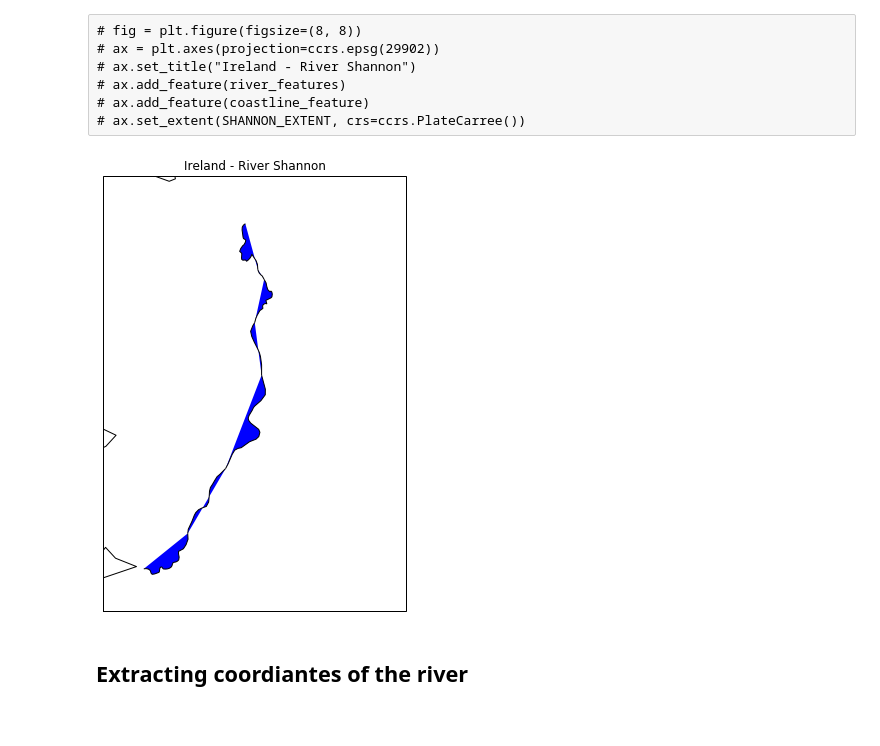
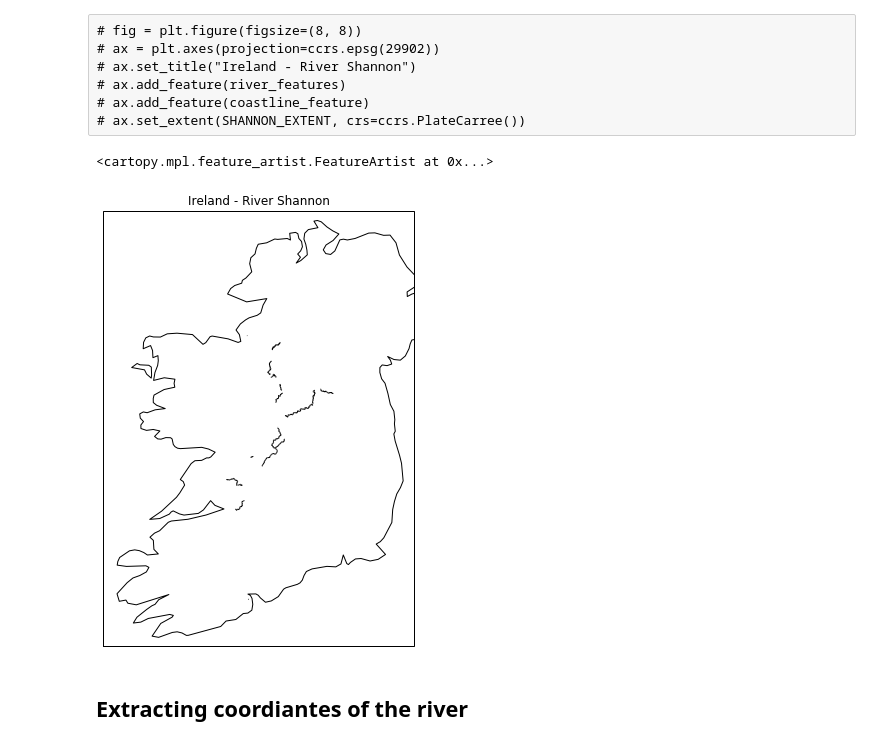
Before and after one commit to r-bt/Shannon_River_Pollution, a Jupyter notebook: Shannon Pollution.ipynb, the cells around one changed output. Saved outputs shown, nothing was run; the diff lists cells and outputs as text; code cells hidden in the pictures.

```diff
--- a/Shannon Pollution.ipynb
+++ b/Shannon Pollution.ipynb
@@ -16,25 +18,47 @@ SHANNON_EXTENT = [-9, -7, 52.5, 54.25]
 # %%
 rivers_file = shapereader.natural_earth(
     resolution = '10m',
     category = 'physical',
     name = 'rivers_lake_centerlines_scale_rank'
 )
 
+lakes_file = shapereader.natural_earth(
+    resolution = "10m",
+    category = 'physical',
+    name="lakes"
+)
+
+custom_shp = shapereader.Reader("/home/rbeattie/Downloads/Shapefiles/WATER_RivNetRoutes.shp")
+
 rivers_shp = shapereader.Reader(rivers_file)
+lakes_shp = shapereader.Reader(lakes_file)
 
 fig = plt.figure(figsize=(8, 8))
 ax = plt.axes(projection=ccrs.epsg(29902))
+
 ax.set_title("Ireland - River Shannon")
 
-for rec in rivers_shp.records():
-    if rec.attributes['name'] == 'Shannon':
-        ax.add_geometries([rec.geometry], ccrs.PlateCarree(), edgecolor='black', facecolor='blue')
-    pass
+# for rec in rivers_shp.records():
+#     if rec.attributes['name'] == 'Shannon':
+#         ax.add_geometries([rec.geometry], ccrs.PlateCarree(), edgecolor='blue', facecolor='none')
+#     pass
+
+# for rec in lakes_shp.records():
+#     if rec.attributes['name'] in SHANNON_LAKES:
+#         ax.add_geometries([rec.geometry], ccrs.PlateCarree(), edgecolor='black', facecolor='blue')
+
+for rec in custom_shp.records():
+    if "Shannon" in rec.attributes['EPA_NAME']:
+        ax.add_geometries([rec.geometry], ccrs.epsg(29902), edgecolor="black", facecolor='none')
+
+# for rec in european_rivers_shp.records():
+# #     ax.add_geometries([rec.geometry], ccrs.PlateCarree(), edgecolor='black', facecolor='blue')
 
 ax.coastlines(resolution='50m')
-ax.set_extent(SHANNON_EXTENT)
+# ax.set_extent(SHANNON_EXTENT)
 # %% [output]
+<cartopy.mpl.feature_artist.FeatureArtist at 0x...>
-[figure, old version]
+[figure, new version]
 # %% [markdown]
 ## Extracting coordiantes of the river
 # %%
```
Also changed, not shown: parts of 11 cells of this notebook, 1 other file.
